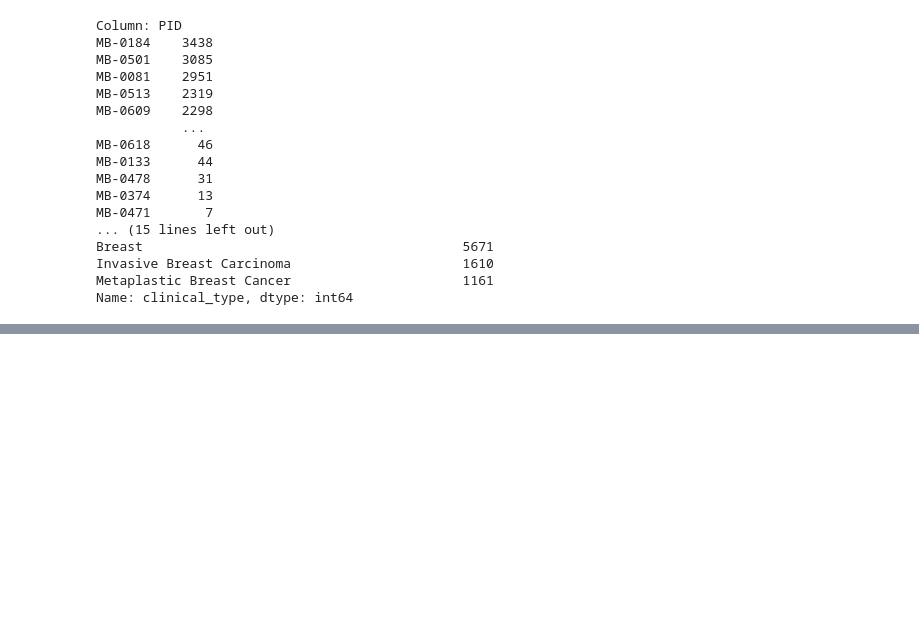
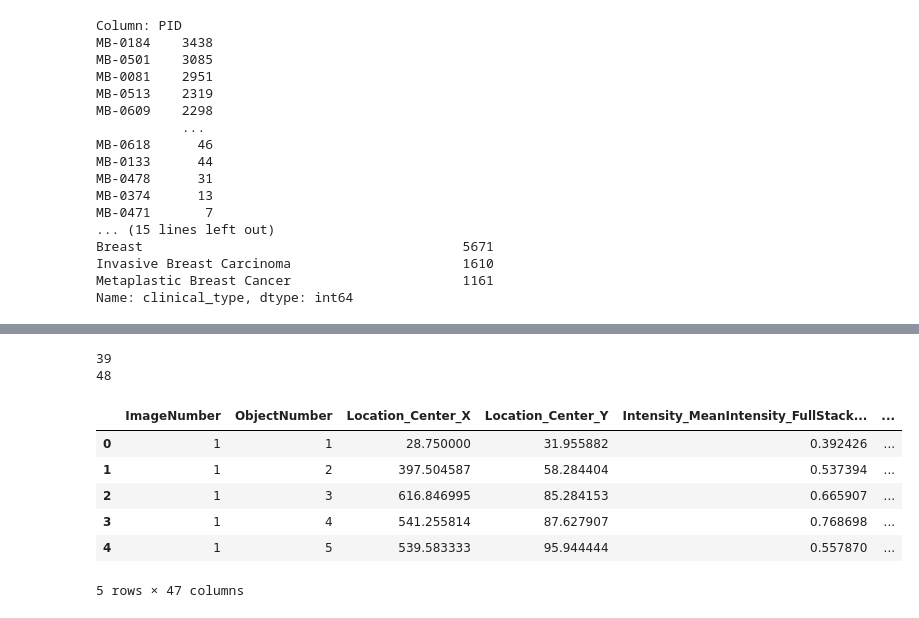
Before and after one commit to saezlab/GNNClinicalOutcomePrediction, a Jupyter notebook: bin/testing.ipynb, the cells around one changed output, grey strips where cells are left out. Saved outputs shown, nothing was run; the diff lists cells and outputs as text; code cells hidden in the pictures; blank space fills up the shorter version.

```diff
--- a/bin/testing.ipynb
+++ b/bin/testing.ipynb
@@ -413,0 +470,20 @@ df_grouped = merged_data.groupby('PID').mean()
+# %%
+# Number of columns
+print(len(clinical_data.columns))
+print(len(single_cell_data.columns))
+# %% [output]
+39
+48
+# %%
+# Code to read csv
+
+df2 = pd.read_csv('/Users/dgermen/Documents/GCN Clinical Clinical Outcome Prediction/GNNClinicalOutcomePrediction/data/raw/basel_zurich_preprocessed_compact_dataset.csv')
+df2.head()
+# %% [output]
+|  | ImageNumber | ObjectNumber | Location_Center_X | Location_Center_Y | Intensity_MeanIntensity_FullStack... | ... |
+| 0 | 1 | 1 | 28.750000 | 31.955882 | 0.392426 | ... |
+| 1 | 1 | 2 | 397.504587 | 58.284404 | 0.537394 | ... |
+| 2 | 1 | 3 | 616.846995 | 85.284153 | 0.665907 | ... |
+| 3 | 1 | 4 | 541.255814 | 87.627907 | 0.768698 | ... |
+| 4 | 1 | 5 | 539.583333 | 95.944444 | 0.557870 | ... |
+5 rows × 47 columns
```
Also changed, not shown: parts of 9 cells of this notebook, 9 other files.
